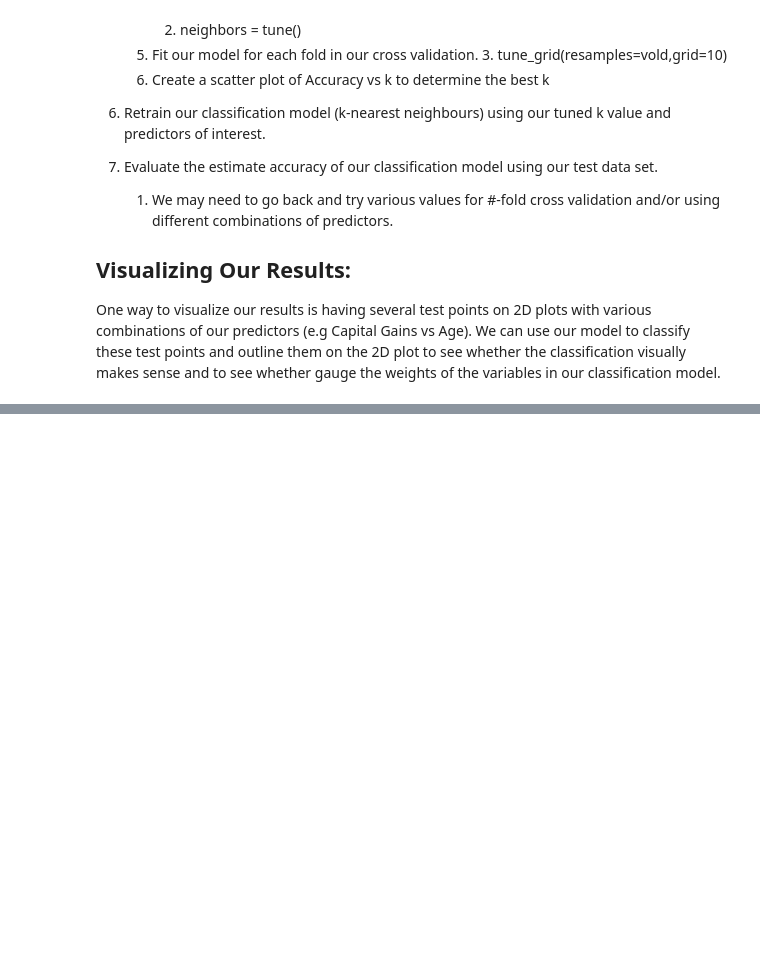
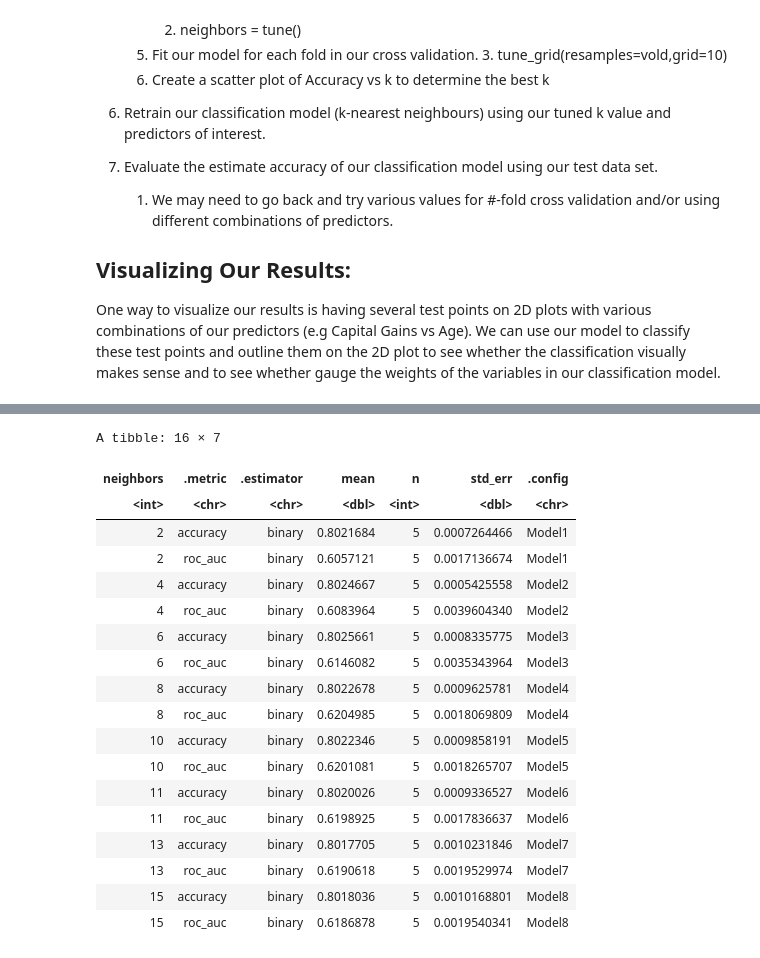
Before and after one commit to jasreetd/Group_Proposal, a Jupyter notebook: Candy.ipynb, the cells around one changed output, grey strips where cells are left out. Cells and saved outputs as stored; diff of their text form; code cells hidden in the pictures; blank space fills up the shorter version.

```diff
--- a/Candy.ipynb
+++ b/Candy.ipynb
@@ -39,0 +182,16 @@ One way to visualize our results is having several test points on 2D plots with
+# %%
+set.seed(100)
+
+knn_spec <- nearest_neighbor(weight_func="rectangular",neighbors=tune()) %>%
+    set_engine("kknn") %>%
+    set_mode("classification")
+# %%
+#no upsample
+adult_recipe <- recipe(label~capital_gain,data=adult_tidy) %>%
+    step_scale(all_predictors()) %>%
+    step_center(all_predictors()) %>%
+    prep()
+
+upsampled_adult <- bake(adult_recipe,adult_tidy)
+# %%
+adult_vfold <- vfold_cv(adult_tidy, v = 5, strata = label)
@@ -39,0 +211,28 @@ One way to visualize our results is having several test points on 2D plots with
+# %%
+knn_results_2 <- workflow() %>%
+    add_recipe(adult_recipe)%>%
+    add_model(knn_spec)%>%
+    tune_grid(resamples = adult_vfold, grid = 10)%>%
+    collect_metrics()
+# %%
+knn_results_2
+# %% [output]
+A tibble: 16 × 7
+| neighbors | .metric | .estimator | mean | n | std_err | .config |
+| <int> | <chr> | <chr> | <dbl> | <int> | <dbl> | <chr> |
+| 2 | accuracy | binary | 0.8021684 | 5 | 0.0007264466 | Model1 |
+| 2 | roc_auc | binary | 0.6057121 | 5 | 0.0017136674 | Model1 |
+| 4 | accuracy | binary | 0.8024667 | 5 | 0.0005425558 | Model2 |
+| 4 | roc_auc | binary | 0.6083964 | 5 | 0.0039604340 | Model2 |
+| 6 | accuracy | binary | 0.8025661 | 5 | 0.0008335775 | Model3 |
+| 6 | roc_auc | binary | 0.6146082 | 5 | 0.0035343964 | Model3 |
+| 8 | accuracy | binary | 0.8022678 | 5 | 0.0009625781 | Model4 |
+| 8 | roc_auc | binary | 0.6204985 | 5 | 0.0018069809 | Model4 |
+| 10 | accuracy | binary | 0.8022346 | 5 | 0.0009858191 | Model5 |
+| 10 | roc_auc | binary | 0.6201081 | 5 | 0.0018265707 | Model5 |
+| 11 | accuracy | binary | 0.8020026 | 5 | 0.0009336527 | Model6 |
+| 11 | roc_auc | binary | 0.6198925 | 5 | 0.0017836637 | Model6 |
+| 13 | accuracy | binary | 0.8017705 | 5 | 0.0010231846 | Model7 |
+| 13 | roc_auc | binary | 0.6190618 | 5 | 0.0019529974 | Model7 |
+| 15 | accuracy | binary | 0.8018036 | 5 | 0.0010168801 | Model8 |
+| 15 | roc_auc | binary | 0.6186878 | 5 | 0.0019540341 | Model8 |
```
Also changed, not shown: parts of 8 cells of this notebook.
